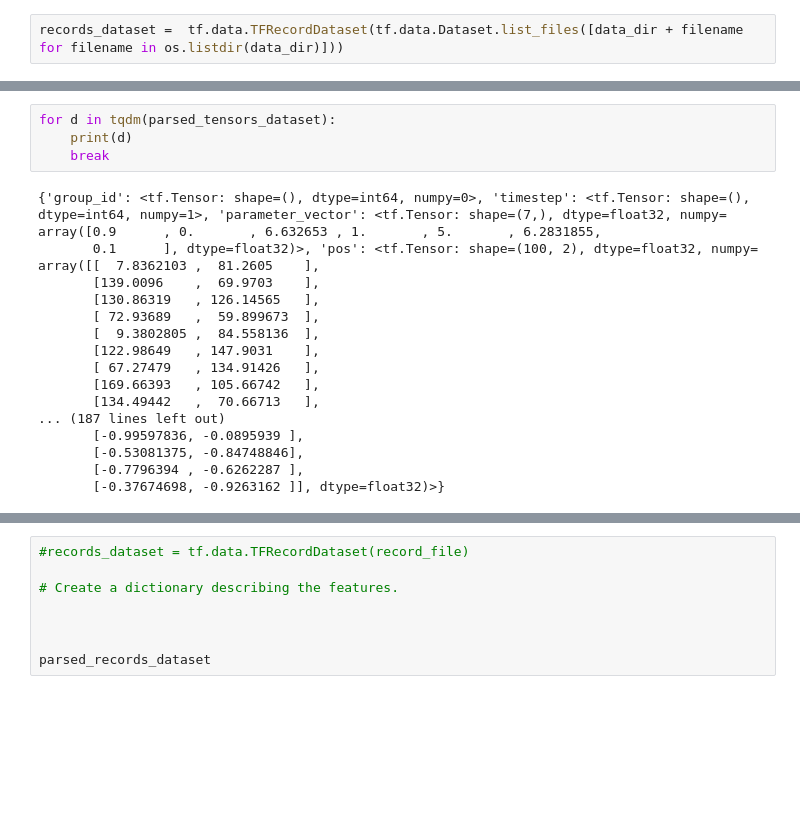
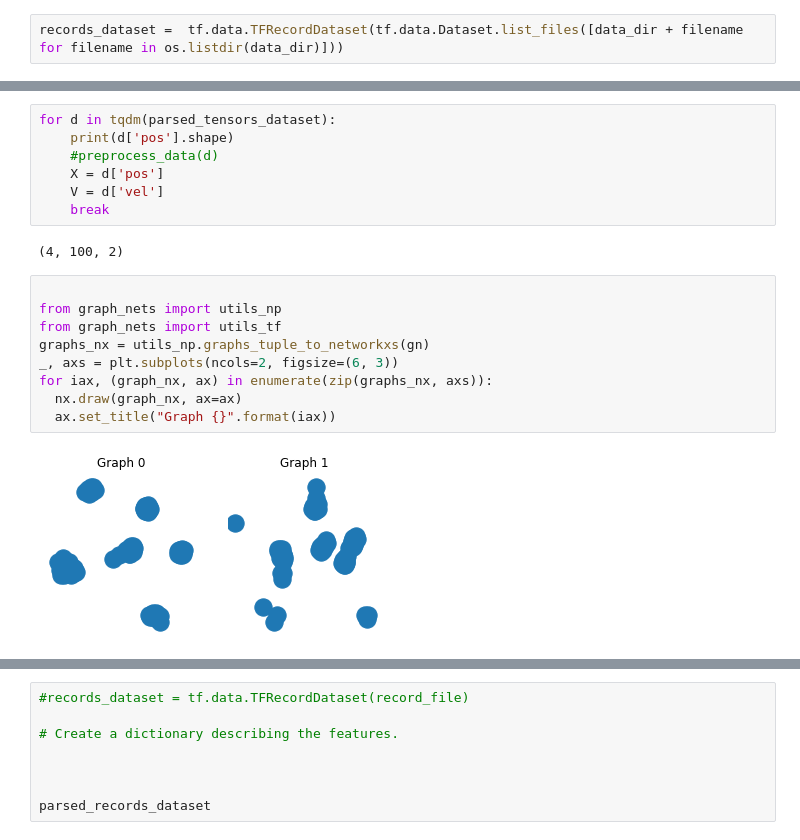
Before and after one commit to ctorney/abc-graph-nets, a Jupyter notebook: train_gnn.ipynb, the cells around one changed output, grey strips where cells are left out. Drawn from its saved outputs; the diff is of its cells as text; blank space fills up the shorter version.

Commit message:
takes a simulated dataset and converts to a graph tuple

```diff
--- a/train_gnn.ipynb
+++ b/train_gnn.ipynb
@@ -35,23 +93,21 @@ parsed_tensors_dataset = parsed_records_dataset.map(_parse_tensor)
 # %%
 for d in tqdm(parsed_tensors_dataset):
-    print(d)
+    print(d['pos'].shape)
+    #preprocess_data(d)
+    X = d['pos']
+    V = d['vel']
     break
 # %% [output]
-{'group_id': <tf.Tensor: shape=(), dtype=int64, numpy=0>, 'timestep': <tf.Tensor: shape=(), dtype=int64, numpy=1>, 'parameter_vector': <tf.Tensor: shape=(7,), dtype=float32, numpy=
-array([0.9      , 0.       , 6.632653 , 1.       , 5.       , 6.2831855,
-       0.1      ], dtype=float32)>, 'pos': <tf.Tensor: shape=(100, 2), dtype=float32, numpy=
-array([[  7.8362103 ,  81.2605    ],
-       [139.0096    ,  69.9703    ],
-       [130.86319   , 126.14565   ],
-       [ 72.93689   ,  59.899673  ],
-       [  9.3802805 ,  84.558136  ],
-       [122.98649   , 147.9031    ],
-       [ 67.27479   , 134.91426   ],
-       [169.66393   , 105.66742   ],
-       [134.49442   ,  70.66713   ],
-... (187 lines left out)
-       [-0.99597836, -0.0895939 ],
-       [-0.53081375, -0.84748846],
-       [-0.7796394 , -0.6262287 ],
-       [-0.37674698, -0.9263162 ]], dtype=float32)>}
+(4, 100, 2)
+# %%
+
+from graph_nets import utils_np
+from graph_nets import utils_tf
+graphs_nx = utils_np.graphs_tuple_to_networkxs(gn)
+_, axs = plt.subplots(ncols=2, figsize=(6, 3))
+for iax, (graph_nx, ax) in enumerate(zip(graphs_nx, axs)):
+  nx.draw(graph_nx, ax=ax)
+  ax.set_title("Graph {}".format(iax))
+# %% [output]
+[figure, added]
 # %%
```
Also changed, not shown: parts of 5 cells of this notebook.
